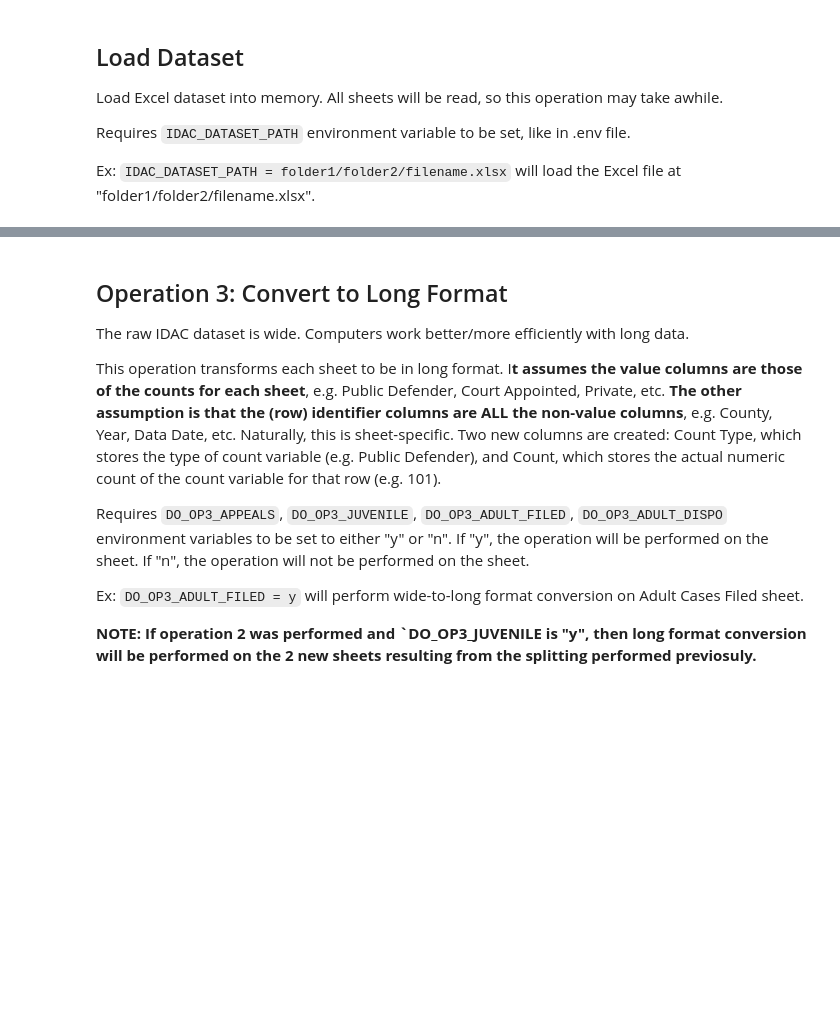
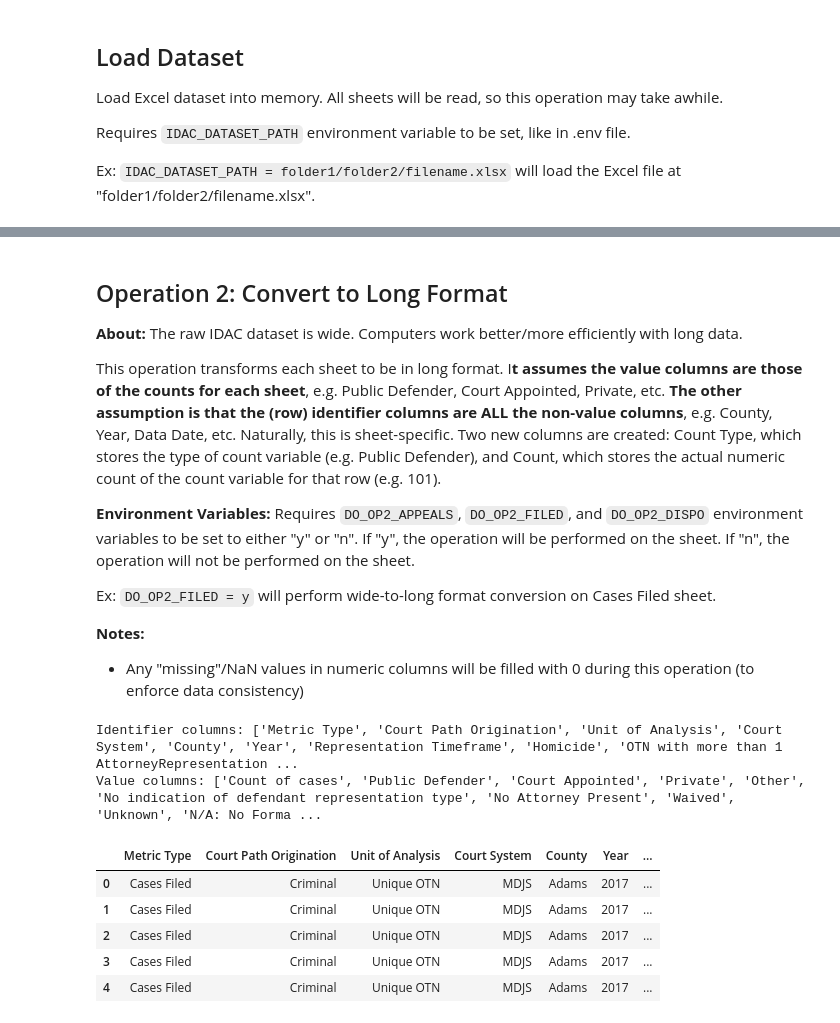
Before and after one commit to ng-23/pccd-idac-idd, a Jupyter notebook: notebooks/idac_data_preprocessing.ipynb, the cells around one changed output, grey strips where cells are left out. Cells and saved outputs as stored; diff of their text form; code cells hidden in the pictures; blank space fills up the shorter version.

```diff
--- a/notebooks/idac_data_preprocessing.ipynb
+++ b/notebooks/idac_data_preprocessing.ipynb
@@ -181,0 +155,16 @@ if os.getenv('DO_OP2_JUVENILE').lower() == 'y' and 'Juvenile Cases Filed & Dispo
+# %%
+import pandas as pd
+import os
+
+if os.getenv('DO_OP1_DISPO').lower() == 'y':
+    print('Performing empty column removal on Cases Dispo sheet')
+
+    dispo_df = idac_dataset['Cases Dispo']
+
+    drop_cols = find_empty_columns(dispo_df)
+    print(f'The following columns will be removed: {drop_cols}')
+
+    dispo_df = dispo_df.drop(columns=drop_cols)
+    idac_dataset['Cases Dispo'] = dispo_df
+
+    print(f'Remaining columns in Cases Dispo sheet: {dispo_df.columns}')
@@ -182,52 +185,71 @@ if os.getenv('DO_OP2_JUVENILE').lower() == 'y' and 'Juvenile Cases Filed & Dispo
 # %% [markdown]
-## Operation 3: Convert to Long Format
+## Operation 2: Convert to Long Format
 
+
+**About:**
 The raw IDAC dataset is wide. Computers work better/more efficiently with long data.
 
 This operation transforms each sheet to be in long format. I**t assumes the value columns are those of the counts for each sheet**, e.g. Public Defender, Court Appointed, Private, etc. **The other assumption is that the (row) identifier columns are ALL the non-value columns**, e.g. County, Year, Data Date, etc. Naturally, this is sheet-specific. Two new columns are created: Count Type, which stores the type of count variable (e.g. Public Defender), and Count, which stores the actual numeric count of the count variable for that row (e.g. 101).
 
-Requires `DO_OP3_APPEALS`, `DO_OP3_JUVENILE`, `DO_OP3_ADULT_FILED`, `DO_OP3_ADULT_DISPO` environment variables to be set to either "y" or "n". If "y", the operation will be performed on the sheet. If "n", the operation will not be performed on the sheet.
+**Environment Variables:**
+Requires `DO_OP2_APPEALS`, `DO_OP2_FILED`, and `DO_OP2_DISPO`  environment variables to be set to either "y" or "n". If "y", the operation will be performed on the sheet. If "n", the operation will not be performed on the sheet.
 
-Ex: `DO_OP3_ADULT_FILED = y` will perform wide-to-long format conversion on Adult Cases Filed sheet.
+Ex: `DO_OP2_FILED = y` will perform wide-to-long format conversion on Cases Filed sheet.
 
-**NOTE: If operation 2 was performed and `DO_OP3_JUVENILE is "y", then long format conversion will be performed on the 2 new sheets resulting from the splitting performed previosuly.**
+**Notes:**
+- Any "missing"/NaN values in numeric columns will be filled with 0 during this operation (to enforce data consistency)
 # %%
 import pandas as pd
 from IPython.display import display
 
-if os.getenv('DO_OP1_ADULT_FILED').lower() == 'y' and 'Adult Cases Filed' in idac_dataset:
-    adult_filed = idac_dataset['Adult Cases Filed']
+if os.getenv('DO_OP2_FILED').lower() == 'y':
+    filed_df = idac_dataset['Cases Filed']
+
+    numeric_columns = filed_df.select_dtypes(include=['number']).columns
+    filed_df[numeric_columns] = filed_df[numeric_columns].fillna(value=0).astype(int)
 
     val_cols = [
         'Count of cases',
         'Public Defender',
         'Court Appointed',
         'Private',
         'Other',
         'No indication of defendant representation type',
+        'No Attorney Present',
+        'Waived',
+        'Unknown',
+        'N/A: No Formal Hearing Held',
         'Involving indigent defender',
         ]
-    id_cols = [col for col in adult_filed.columns.to_list() if col not in val_cols]
+    id_cols = [col for col in filed_df.columns.to_list() if col not in val_cols]
 
     var_name = 'Count Type'
     val_name = 'Count'
 
     print(f'Identifier columns: {id_cols}')
     print(f'Value columns: {val_cols}')
 
     # see https://pandas.pydata.org/docs/reference/api/pandas.melt.html
-    new_adult_filed = pd.melt(
-        adult_filed,
+    long_filed_df = pd.melt(
+        filed_df,
         id_vars=id_cols,
         value_vars=val_cols,
         var_name=var_name,
         value_name=val_name
     )
 
-    display(new_adult_filed.head(n=5))
+    display(long_filed_df.head(n=5))
 
-    idac_dataset['Adult Cases Filed Long'] = new_adult_filed
-    del idac_dataset['Adult Cases Filed']
+    idac_dataset['Cases Filed'] = long_filed_df
+# %% [output]
+Identifier columns: ['Metric Type', 'Court Path Origination', 'Unit of Analysis', 'Court System', 'County', 'Year', 'Representation Timeframe', 'Homicide', 'OTN with more than 1 AttorneyRepresentation ...
+Value columns: ['Count of cases', 'Public Defender', 'Court Appointed', 'Private', 'Other', 'No indication of defendant representation type', 'No Attorney Present', 'Waived', 'Unknown', 'N/A: No Forma ...
+|  | Metric Type | Court Path Origination | Unit of Analysis | Court System | County | Year | ... |
+| 0 | Cases Filed | Criminal | Unique OTN | MDJS | Adams | 2017 | ... |
+| 1 | Cases Filed | Criminal | Unique OTN | MDJS | Adams | 2017 | ... |
+| 2 | Cases Filed | Criminal | Unique OTN | MDJS | Adams | 2017 | ... |
+| 3 | Cases Filed | Criminal | Unique OTN | MDJS | Adams | 2017 | ... |
+| 4 | Cases Filed | Criminal | Unique OTN | MDJS | Adams | 2017 | ... |
 # %%
 import pandas as pd
 from IPython.display import display
```
Also changed, not shown: parts of 19 cells of this notebook.
